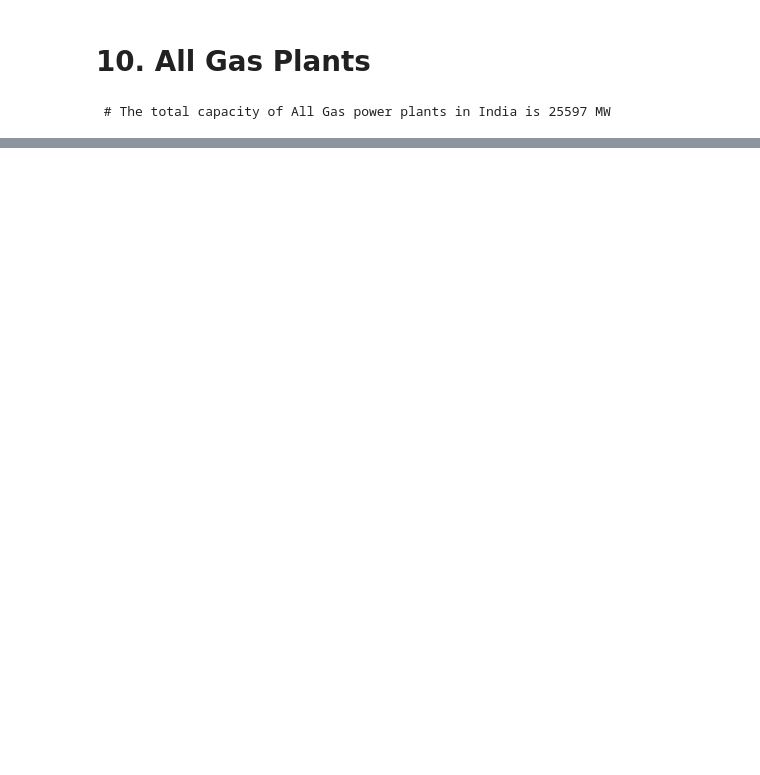
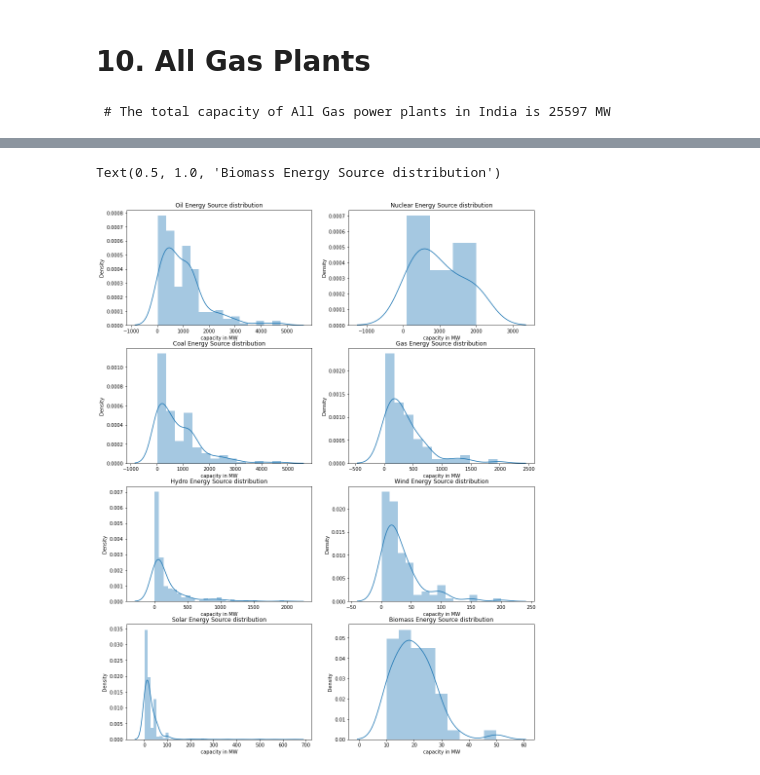
Before and after one commit to NehalGund/Power-Plant-Analysis-of-World-and-India, a Jupyter notebook: Power Plant Analysis of World and India.ipynb, the cells around one changed output, grey strips where cells are left out. Saved outputs shown, nothing was run; the diff lists cells and outputs as text; code cells hidden in the pictures; blank space fills up the shorter version.

Commit message:
Add files via upload
Evaluated the kind of energy source that will replace the supply of energy sources that is running short.

```diff
--- a/Power Plant Analysis of World and India.ipynb
+++ b/Power Plant Analysis of World and India.ipynb
@@ -625,0 +709,32 @@ PNG image:
+# %%
+plt.subplots(figsize=(15,20))
+plt.subplot(4,2,1)
+sns.distplot(all_oil_plants['capacity in MW'])
+plt.title('Oil Energy Source distribution')
+plt.subplot(4,2,2)
+sns.distplot(india_nuclear['capacity in MW'])
+plt.title('Nuclear Energy Source distribution')
+# plt.subplots(figsize=(18,5))
+plt.subplot(4,2,3)
+sns.distplot(india_coal['capacity in MW'])
+plt.title('Coal Energy Source distribution')
+plt.subplot(4,2,4)
+sns.distplot(all_gas_plants['capacity in MW'])
+plt.title('Gas Energy Source distribution')
+# plt.subplots(figsize=(15,5))
+plt.subplot(4,2,5)
+sns.distplot(india_hydro['capacity in MW'])
+plt.title('Hydro Energy Source distribution')
+plt.subplot(4,2,6)
+sns.distplot(india_wind['capacity in MW'])
+plt.title('Wind Energy Source distribution')
+# plt.subplots(figsize=(15,5))
+plt.subplot(4,2,7)
+sns.distplot(india_solar['capacity in MW'])
+plt.title('Solar Energy Source distribution')
+plt.subplot(4,2,8)
+sns.distplot(india_biomass['capacity in MW'])
+plt.title('Biomass Energy Source distribution')
+# %% [output]
+Text(0.5, 1.0, 'Biomass Energy Source distribution')
+[figure, added]
```
Also changed, not shown: parts of 17 cells of this notebook.
